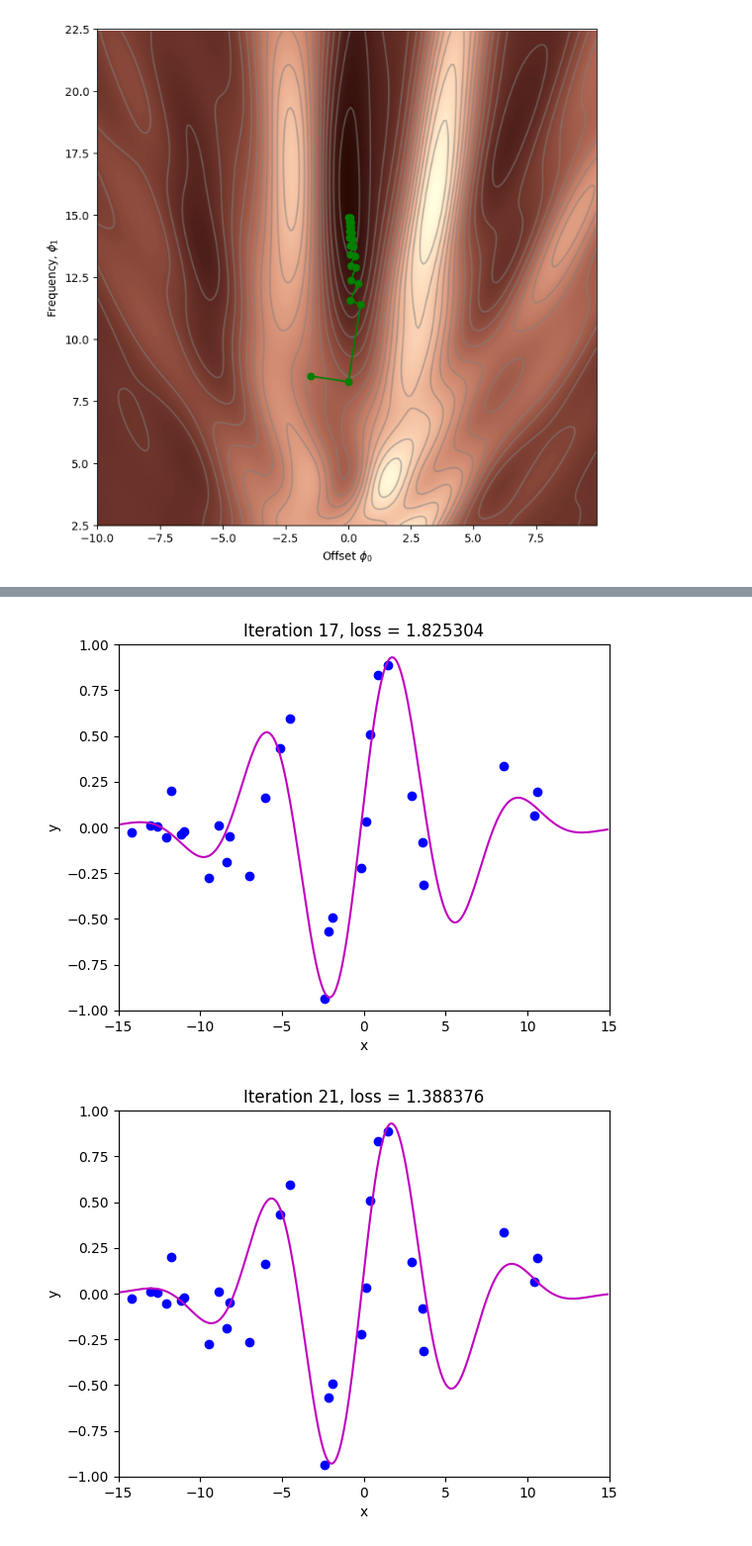
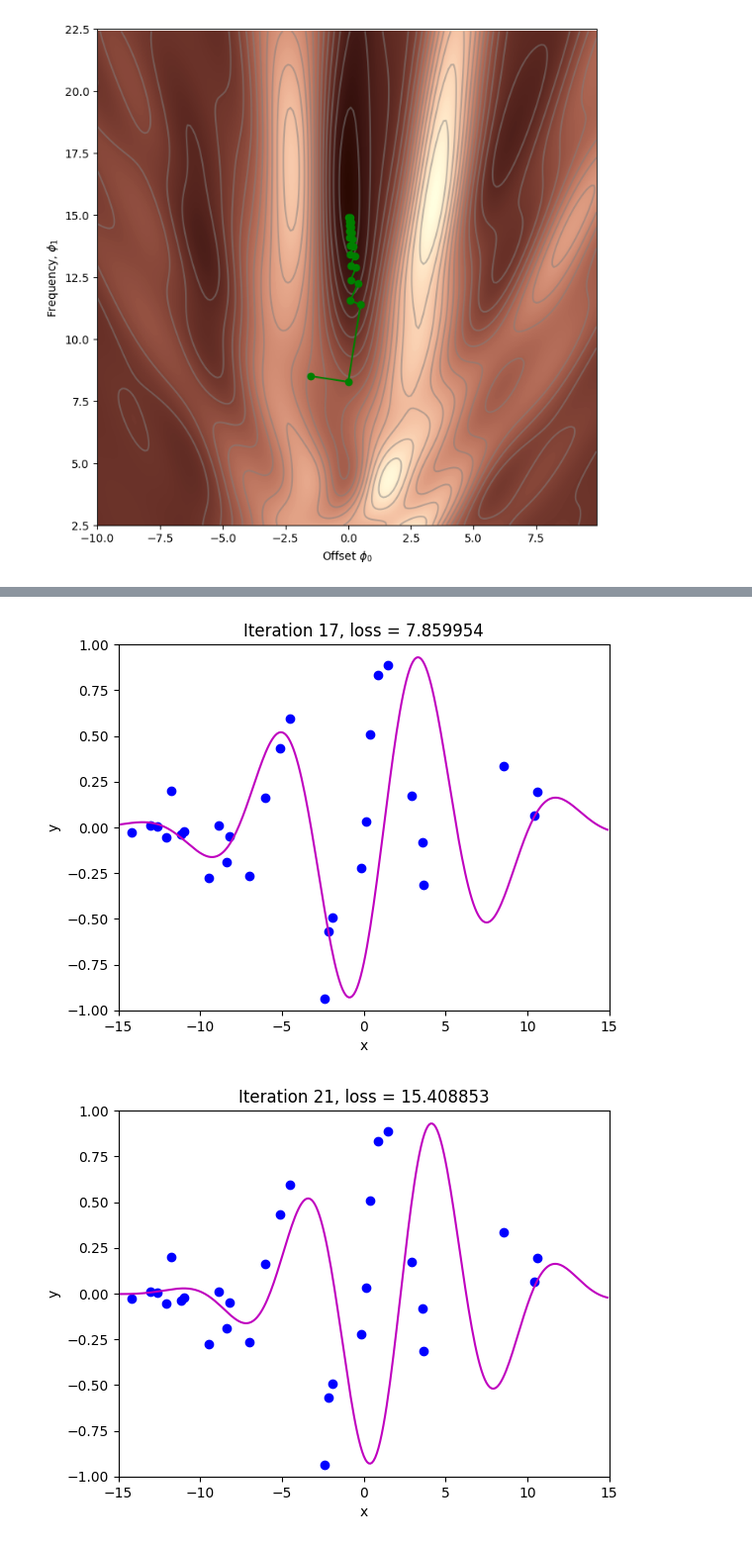
Before and after one commit to anjandhungana/udlbook, a Jupyter notebook: Notebooks/Chap06/6_3_Stochastic_Gradient_Descent.ipynb, the cells around one changed output, grey strips where cells are left out. Shown at 99% size. Cells and saved outputs as stored; diff of their text form; code cells hidden in the pictures.

```diff
--- a/Notebooks/Chap06/6_3_Stochastic_Gradient_Descent.ipynb
+++ b/Notebooks/Chap06/6_3_Stochastic_Gradient_Descent.ipynb
@@ -283,7 +284,7 @@ draw_model(data,model,phi_all[:,0:1], "Initial parameters, Loss = %f"%(loss))
 
 for c_step in range (n_steps):
   # Do gradient descent step
-  phi_all[:,c_step+1:c_step+2] = gradient_descent_step_fixed_learning_rate(phi_all[:,c_step:c_step+1],data, alpha =0.2)
+  phi_all[:,c_step+1:c_step+2] = gradient_descent_step_fixed_learning_rate(phi_all[:,c_step:c_step+1],data, alpha =0.4)
   # Measure loss and draw model every 4th step
   if c_step % 4 == 0:
     loss =  compute_loss(data[0,:], data[1,:], model, phi_all[:,c_step+1:c_step+2])
@@ -299,2 +300,2 @@ draw_loss_function(compute_loss, data, model,phi_all)
-[figure, old version]
+[figure, new version]
-[figure, old version]
+[figure, new version]
```
Also changed, not shown: parts of 4 cells of this notebook.
